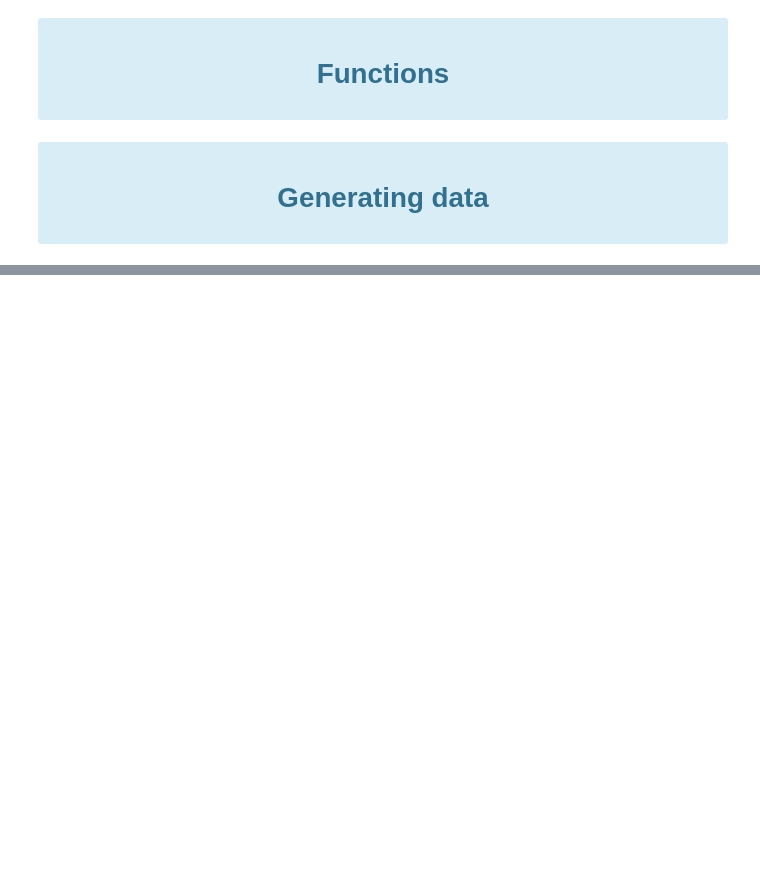
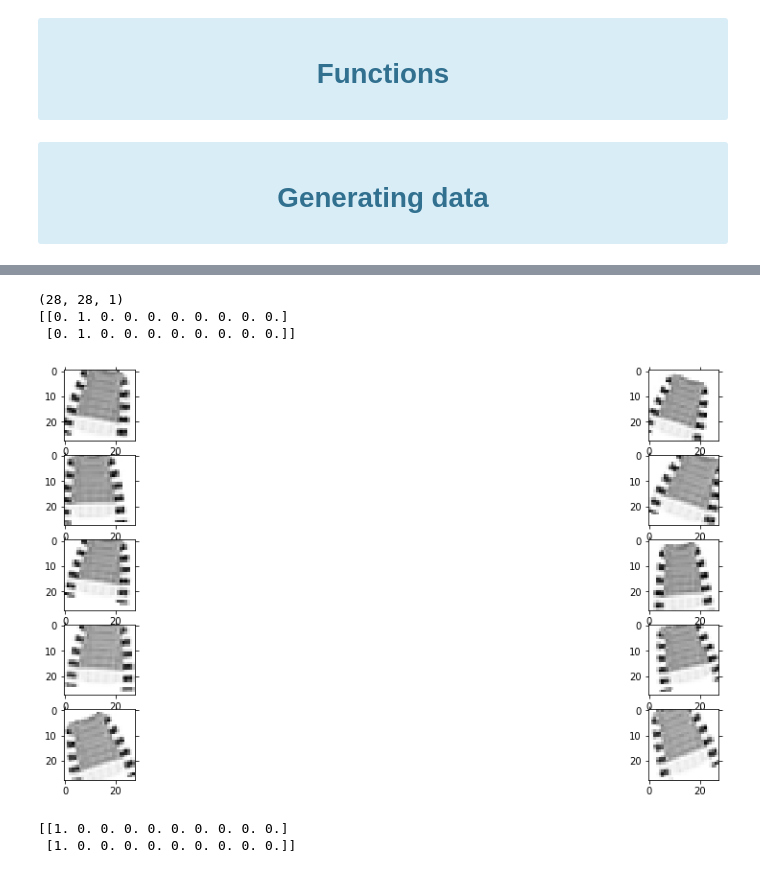
Before and after one commit to nilbahaaeddine/M1_CNN, a Jupyter notebook: src/DataGenerator.ipynb, the cells around one changed output, grey strips where cells are left out. Saved outputs shown, nothing was run; the diff lists cells and outputs as text; code cells hidden in the pictures; blank space fills up the shorter version.

```diff
--- a/src/DataGenerator.ipynb
+++ b/src/DataGenerator.ipynb
@@ -150,24 +91,43 @@ plot_images(img_zoomed)
 # %%
+image = X_rand[1]
+print(image.shape)
+print(y_rand[1])
+
 datagen = ImageDataGenerator(
         rotation_range=20,
         width_shift_range=0.1,
         height_shift_range=0.1,
         shear_range=0.5,
         zoom_range=(0.9, 1.1),
         horizontal_flip=False,
         vertical_flip=False,
         fill_mode='constant',
         cval=0
 )
 
 batches = 0
 max_batches = 10
 img_gen = []
-for x_batch in datagen.flow(img.reshape((1,) + img.shape), batch_size=max_batches):
+lab_gen = []
+cpt = 0
+#for image in X_rand:
+for x_batch in datagen.flow(image.reshape((1,) + image.shape), batch_size=max_batches):
     img_gen.append(x_batch[0])
+    lab_gen.append(y_rand[cpt])
     batches += 1
     if batches >= max_batches:
         # generator loops indefinetly
+        cpt += 1
         break
 
 plot_images(img_gen, rows=10, figsize=(20,16))
+# %% [output]
+(28, 28, 1)
+[[0. 1. 0. 0. 0. 0. 0. 0. 0. 0.]
+ [0. 1. 0. 0. 0. 0. 0. 0. 0. 0.]]
+[figure, added]
+# %%
+print(lab_gen[1])
+# %% [output]
+[[1. 0. 0. 0. 0. 0. 0. 0. 0. 0.]
+ [1. 0. 0. 0. 0. 0. 0. 0. 0. 0.]]
```
Also changed, not shown: parts of 9 cells of this notebook, 7 other files.
